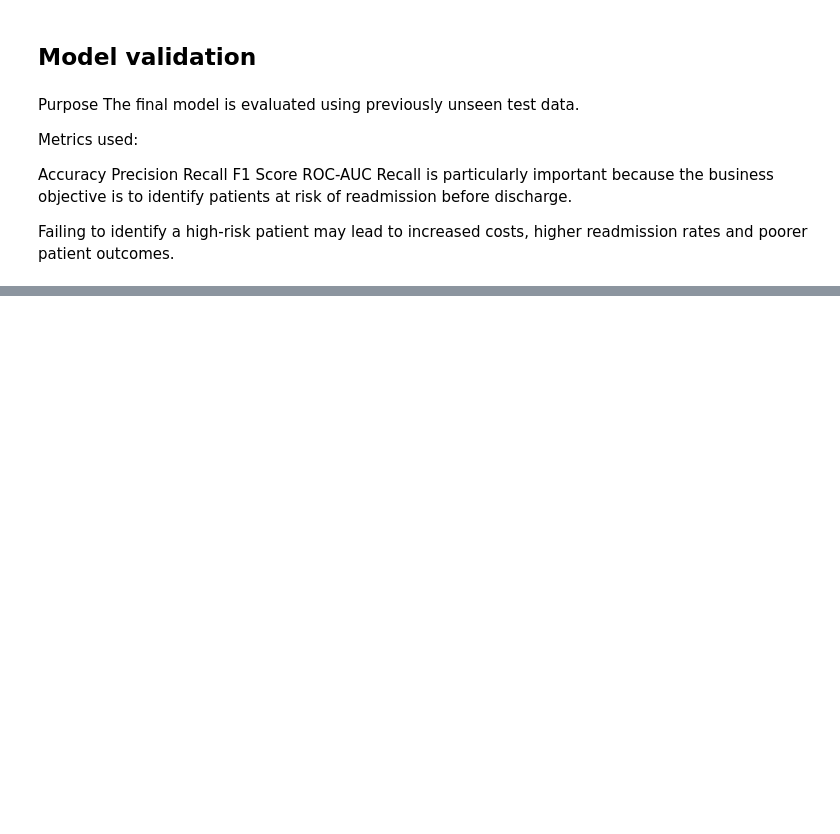
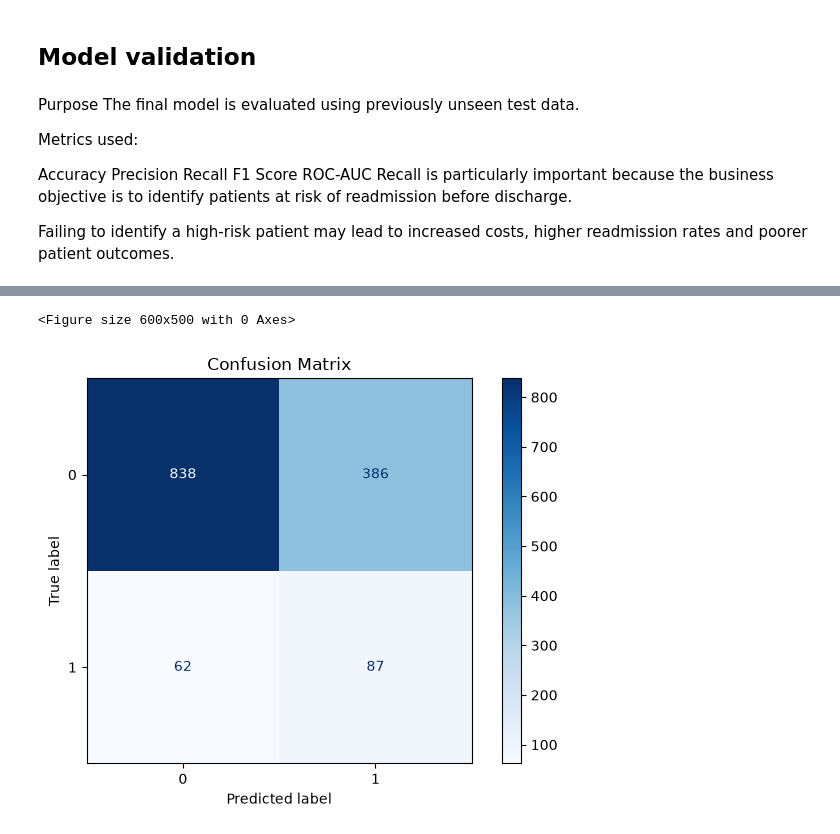
Before and after one commit to Tshego-1992/Capstone-CAP182, a Jupyter notebook: Notebooks/SS3_PartB.ipynb, the cells around one changed output, grey strips where cells are left out. Cells and saved outputs as stored; diff of their text form; code cells hidden in the pictures; blank space fills up the shorter version.

```diff
--- a/Notebooks/SS3_PartB.ipynb
+++ b/Notebooks/SS3_PartB.ipynb
@@ -358,7 +516,14 @@ X = df.drop(
     columns=[
         "Readmitted_30_Days",
         "Admission_ID",
-        "Patient_ID"
+        "Patient_ID",
+
+        # remove raw timestamps
+        "Admission_Date",
+        "Discharge_Date",
+
+        # high-cardinality text
+        "Procedure_Description"
     ],
     errors="ignore"
 )
@@ -510,0 +807,23 @@ weighted avg       0.85      0.83      0.84      1377
+# %%
+# _______________________________________ CONFUSION MATRIX
+
+plt.figure(figsize=(6, 5))
+
+ConfusionMatrixDisplay.from_predictions(
+    y_test,
+    predictions,
+    cmap="Blues")
+
+plt.title("Confusion Matrix")
+
+plt.tight_layout()
+
+plt.savefig(
+    "confusion_matrix.png",
+    dpi=300,
+    bbox_inches="tight")
+
+plt.show()
+# %% [output]
+<Figure size 600x500 with 0 Axes>
+[figure, added]
```
Also changed, not shown: parts of 24 cells of this notebook.
